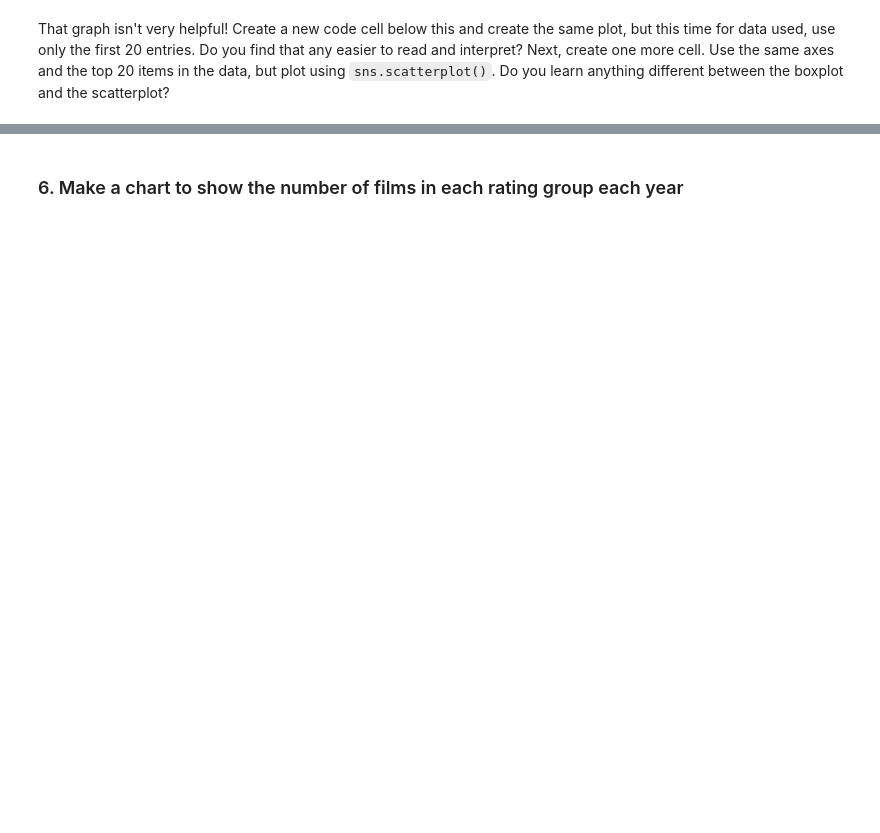
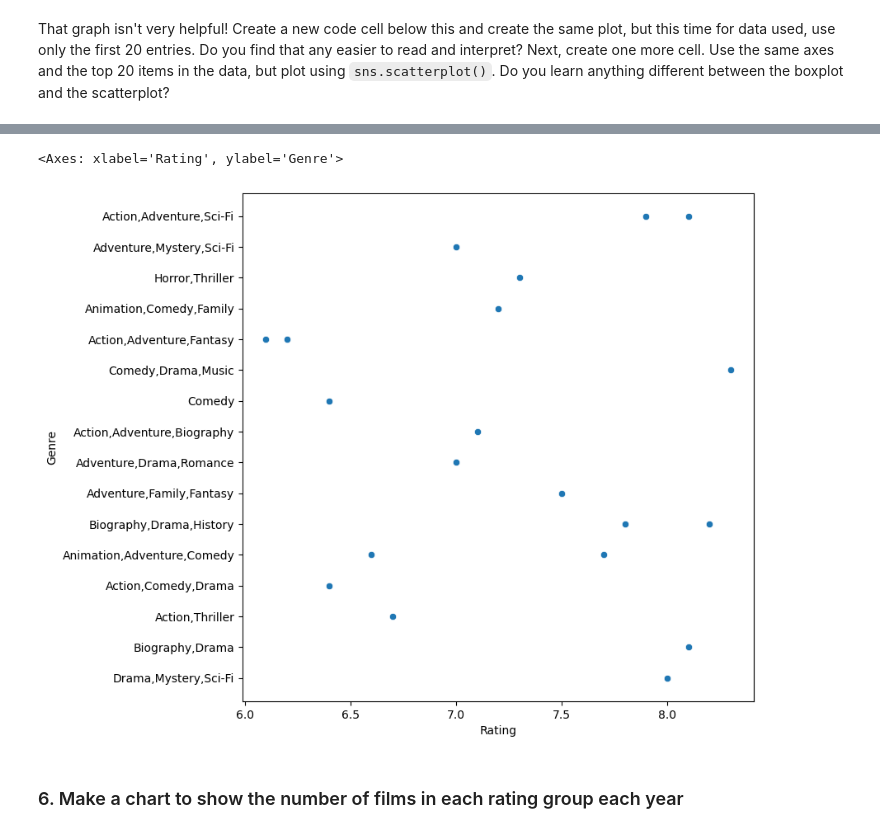
Before and after one commit to pamkellerman/EDA_pt2_studio, a Jupyter notebook: EDApt2-Studio.ipynb, the cells around one changed output, grey strips where cells are left out. Cells and saved outputs as stored; diff of their text form; code cells hidden in the pictures; blank space fills up the shorter version.

```diff
--- a/EDApt2-Studio.ipynb
+++ b/EDApt2-Studio.ipynb
@@ -198,3 +227,9 @@ Next, create one more cell. Use the same axes and the top 20 items in the data,
+# %%
+plt.figure(figsize=(8,8))
+sns.scatterplot(x = "Rating", y = "Genre", data=imdb_df.head(20))
+# %% [output]
+<Axes: xlabel='Rating', ylabel='Genre'>
+[figure, added]
 # %% [markdown]
 ### 6. Make a chart to show the number of films in each rating group each year
 # %%
```
Also changed, not shown: parts of 6 cells of this notebook.
